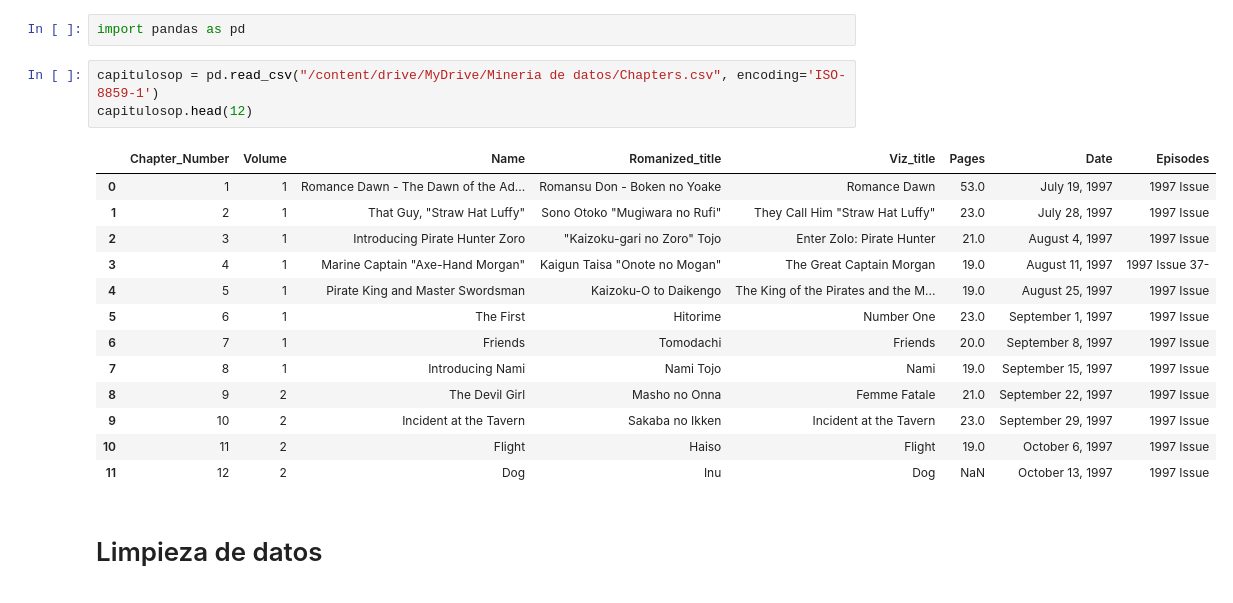
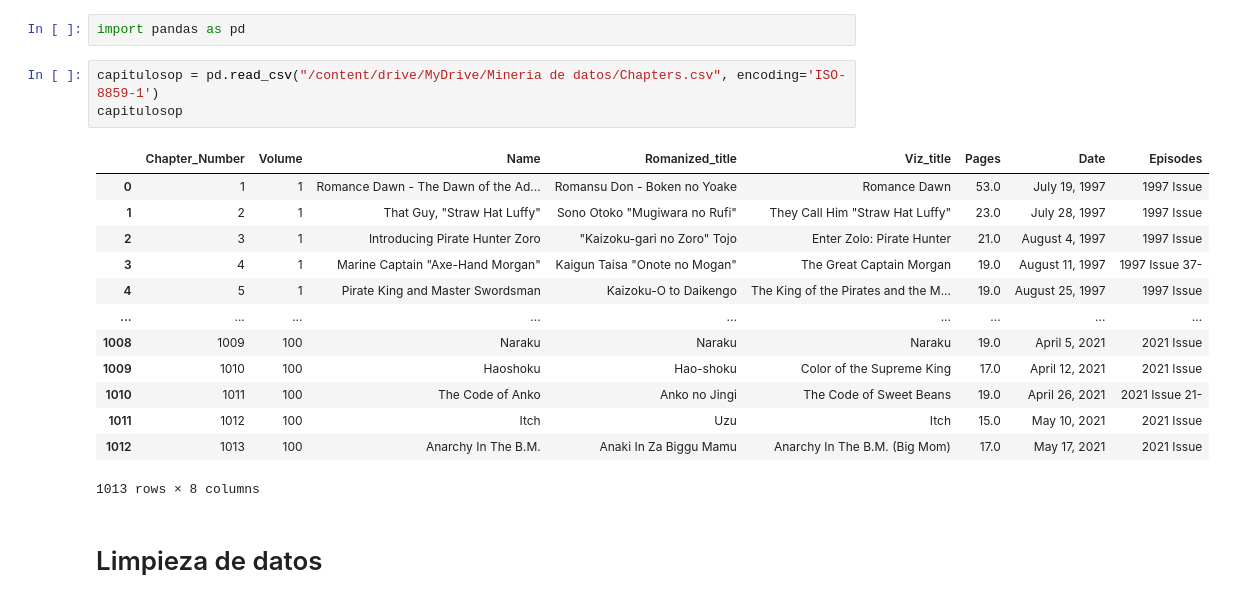
Before and after one commit to Liberatofco/MineriaDatos, a Jupyter notebook: Mineria_de_Datos.ipynb, the cells around one changed output. Cells and saved outputs as stored; diff of their text form.

```diff
--- a/Mineria_de_Datos.ipynb
+++ b/Mineria_de_Datos.ipynb
@@ -9,21 +9,21 @@ Mounted at /content/drive
 import pandas as pd
 # %%
 capitulosop = pd.read_csv("/content/drive/MyDrive/Mineria de datos/Chapters.csv", encoding='ISO-8859-1')
-capitulosop.head(12)
+capitulosop
 # %% [output]
 |  | Chapter_Number | Volume | Name | Romanized_title | Viz_title | Pages | Date | Episodes |
 | 0 | 1 | 1 | Romance Dawn - The Dawn of the Ad... | Romansu Don - Boken no Yoake | Romance Dawn | 53.0 | July 19, 1997 | 1997 Issue |
 | 1 | 2 | 1 | That Guy, "Straw Hat Luffy" | Sono Otoko "Mugiwara no Rufi" | They Call Him "Straw Hat Luffy" | 23.0 | July 28, 1997 | 1997 Issue |
 | 2 | 3 | 1 | Introducing Pirate Hunter Zoro | "Kaizoku-gari no Zoro" Tojo | Enter Zolo: Pirate Hunter | 21.0 | August 4, 1997 | 1997 Issue |
 | 3 | 4 | 1 | Marine Captain "Axe-Hand Morgan" | Kaigun Taisa "Onote no Mogan" | The Great Captain Morgan | 19.0 | August 11, 1997 | 1997 Issue 37- |
 | 4 | 5 | 1 | Pirate King and Master Swordsman | Kaizoku-O to Daikengo | The King of the Pirates and the M... | 19.0 | August 25, 1997 | 1997 Issue |
-| 5 | 6 | 1 | The First | Hitorime | Number One | 23.0 | September 1, 1997 | 1997 Issue |
-| 6 | 7 | 1 | Friends | Tomodachi | Friends | 20.0 | September 8, 1997 | 1997 Issue |
-| 7 | 8 | 1 | Introducing Nami | Nami Tojo | Nami | 19.0 | September 15, 1997 | 1997 Issue |
-| 8 | 9 | 2 | The Devil Girl | Masho no Onna | Femme Fatale | 21.0 | September 22, 1997 | 1997 Issue |
-| 9 | 10 | 2 | Incident at the Tavern | Sakaba no Ikken | Incident at the Tavern | 23.0 | September 29, 1997 | 1997 Issue |
-| 10 | 11 | 2 | Flight | Haiso | Flight | 19.0 | October 6, 1997 | 1997 Issue |
-| 11 | 12 | 2 | Dog | Inu | Dog | NaN | October 13, 1997 | 1997 Issue |
+| ... | ... | ... | ... | ... | ... | ... | ... | ... |
+| 1008 | 1009 | 100 | Naraku | Naraku | Naraku | 19.0 | April 5, 2021 | 2021 Issue |
+| 1009 | 1010 | 100 | Haoshoku | Hao-shoku | Color of the Supreme King | 17.0 | April 12, 2021 | 2021 Issue |
+| 1010 | 1011 | 100 | The Code of Anko | Anko no Jingi | The Code of Sweet Beans | 19.0 | April 26, 2021 | 2021 Issue 21- |
+| 1011 | 1012 | 100 | Itch | Uzu | Itch | 15.0 | May 10, 2021 | 2021 Issue |
+| 1012 | 1013 | 100 | Anarchy In The B.M. | Anaki In Za Biggu Mamu | Anarchy In The B.M. (Big Mom) | 17.0 | May 17, 2021 | 2021 Issue |
+1013 rows × 8 columns
 # %% [markdown]
 # Limpieza de datos
 # %%
```
